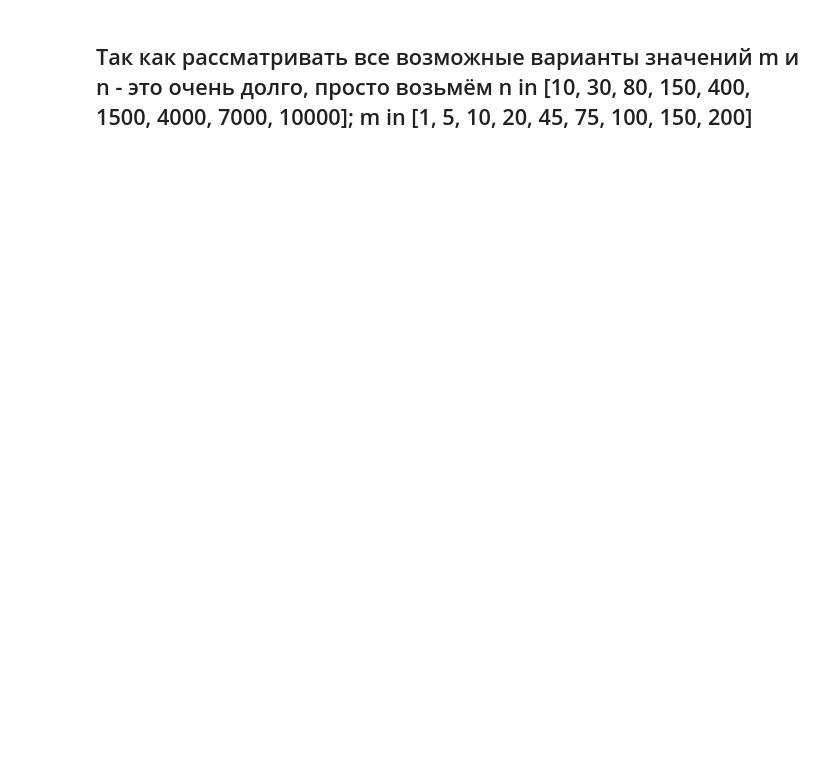
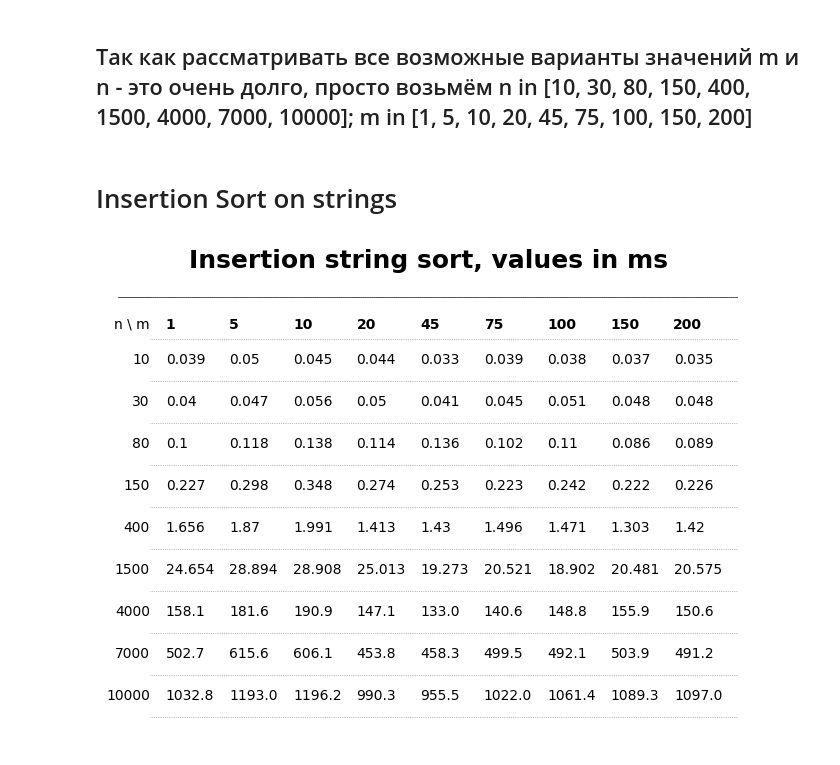
Before and after one commit to Octopupu5/DSAA_HW_sorts, a Jupyter notebook: generator.ipynb, the cells around one changed output. Drawn from its saved outputs; the diff is of its cells as text; code cells hidden in the pictures; blank space fills up the shorter version.

```diff
--- a/generator.ipynb
+++ b/generator.ipynb
@@ -189,3 +229,61 @@ def sort5(a, b, c, d, e):
         else:      return e, d, c, b, a
 from itertools import permutations
 assert all(list(sort5(*p)) == sorted(p) for p in permutations(range(5)))
+# %% [markdown]
+# Insertion Sort on strings
+# %%
+num_of_tests = [10, 30, 80, 150, 400, 1500, 4000, 7000, 10000]
+length_of_str = [1, 5, 10, 20, 45, 75, 100, 150, 200]
+m1 = [1000 * stringsort_data[x] for x in range(0, 9)]
+m2 = [1000 * stringsort_data[x] for x in range(9, 18)]
+m3 = [1000 * stringsort_data[x] for x in range(18, 27)]
+m4 = [1000 * stringsort_data[x] for x in range(27, 36)]
+m5 = [1000 * stringsort_data[x] for x in range(36, 45)]
+m6 = [1000 * stringsort_data[x] for x in range(45, 54)]
+m7 = [1000 * stringsort_data[x] for x in range(54, 63)]
+m8 = [1000 * stringsort_data[x] for x in range(63, 72)]
+m9 = [1000 * stringsort_data[x] for x in range(72, 81)]
+
+fig, ax = plt.subplots(figsize=(8,6))
+rows = 9
+cols = 18
+ax.set_ylim(-1, rows + 1)
+ax.set_xlim(-1, cols + .5)
+ax.set_title('Insertion string sort, values in ms', loc='center', fontsize=18, weight='bold')
+ax.text(x=0, y=8.85, s='n \ m', va='center', ha='right')
+for row in range(9):
+    if row < 3 : ax.text(x=.5, y=row, s=round(m1[8 - row], 1), va='center', ha='left')
+    else : ax.text(x=.5, y=row, s=round(m1[8 - row], 3), va='center', ha='left')
+    if row < 3 : ax.text(x=2.5, y=row, s=round(m2[8 - row], 1), va='center', ha='left')
+    else : ax.text(x=2.5, y=row, s=round(m2[8 - row], 3), va='center', ha='left')
+    if row < 3 : ax.text(x=4.5, y=row, s=round(m3[8 - row], 1), va='center', ha='left')
+    else : ax.text(x=4.5, y=row, s=round(m3[8 - row], 3), va='center', ha='left')
+    if row < 3 : ax.text(x=6.5, y=row, s=round(m4[8 - row], 1), va='center', ha='left')
+    else : ax.text(x=6.5, y=row, s=round(m4[8 - row], 3), va='center', ha='left')
+    if row < 3 : ax.text(x=8.5, y=row, s=round(m5[8 - row], 1), va='center', ha='left')
+    else : ax.text(x=8.5, y=row, s=round(m5[8 - row], 3), va='center', ha='left')
+    if row < 3 : ax.text(x=10.5, y=row, s=round(m6[8 - row], 1), va='center', ha='left')
+    else : ax.text(x=10.5, y=row, s=round(m6[8 - row], 3), va='center', ha='left')
+    if row < 3 : ax.text(x=12.5, y=row, s=round(m7[8 - row], 1), va='center', ha='left')
+    else : ax.text(x=12.5, y=row, s=round(m7[8 - row], 3), va='center', ha='left')
+    if row < 3 : ax.text(x=14.5, y=row, s=round(m8[8 - row], 1), va='center', ha='left')
+    else : ax.text(x=14.5, y=row, s=round(m8[8 - row], 3), va='center', ha='left')
+    if row < 3 : ax.text(x=16.5, y=row, s=round(m9[8 - row], 1), va='center', ha='left')
+    else : ax.text(x=16.5, y=row, s=round(m9[8 - row], 3), va='center', ha='left')
+for row in range(9):
+    ax.text(x=0, y=row, s=num_of_tests[8 - row], va='center', ha='right')
+ax.text(.5, 8.75, 1, weight='bold', ha='left')
+ax.text(2.5, 8.75, 5, weight='bold', ha='left')
+ax.text(4.5, 8.75, 10, weight='bold', ha='left')
+ax.text(6.5, 8.75, 20, weight='bold', ha='left')
+ax.text(8.5, 8.75, 45, weight='bold', ha='left')
+ax.text(10.5, 8.75, 75, weight='bold', ha='left')
+ax.text(12.5, 8.75, 100, weight='bold', ha='left')
+ax.text(14.5, 8.75, 150, weight='bold', ha='left')
+ax.text(17.35, 8.75, 200, weight='bold', ha='right')
+ax.axis('off')
+ax.plot([-1, cols + 1], [9.5, 9.5], lw='.5', c='black')
+for row in range(18):
+    ax.plot([0, cols + 1], [row -.5, row - .5], ls=':', lw='.5', c='grey')
+# %% [output]
+[figure, added]
```
Also changed, not shown: parts of 16 cells of this notebook, 4 other files.
